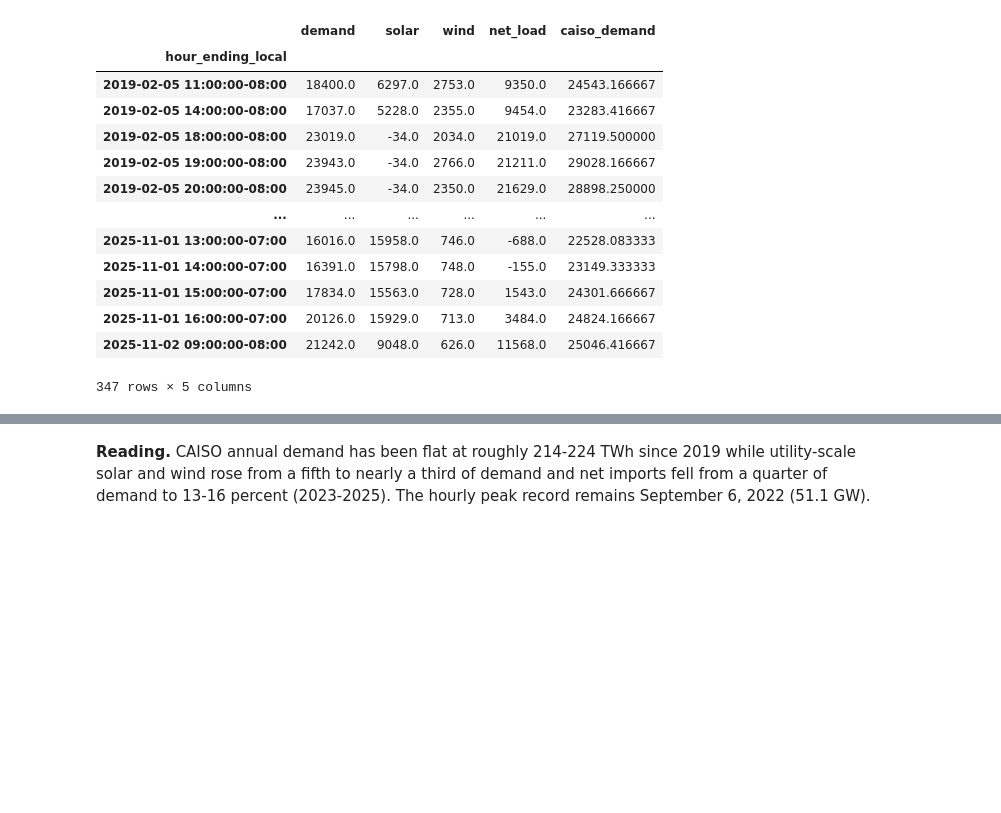
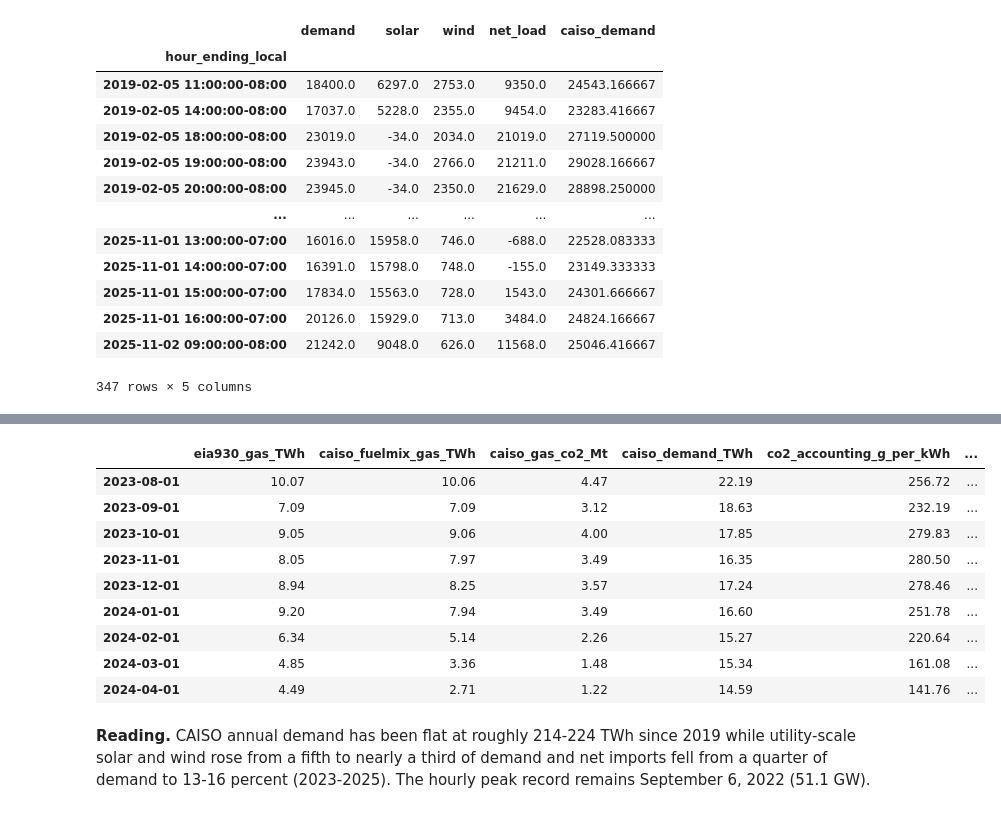
Before and after one commit to sebastian-oldman/masters_project, a Jupyter notebook: notebooks/01_baseline_grid.ipynb, the cells around one changed output, grey strips where cells are left out. Cells and saved outputs as stored; diff of their text form; code cells hidden in the pictures; blank space fills up the shorter version.

```diff
--- a/notebooks/01_baseline_grid.ipynb
+++ b/notebooks/01_baseline_grid.ipynb
@@ -98,3 +100,16 @@ table("ch1_eia930_fill_log").round(3)
+# %%
+table("ch1_gas_series_comparability_monthly", index_col=0).loc["2023-08-01":"2024-04-01"].round(2)
+# %% [output]
+|  | eia930_gas_TWh | caiso_fuelmix_gas_TWh | caiso_gas_co2_Mt | caiso_demand_TWh | co2_accounting_g_per_kWh | ... |
+| 2023-08-01 | 10.07 | 10.06 | 4.47 | 22.19 | 256.72 | ... |
+| 2023-09-01 | 7.09 | 7.09 | 3.12 | 18.63 | 232.19 | ... |
+| 2023-10-01 | 9.05 | 9.06 | 4.00 | 17.85 | 279.83 | ... |
+| 2023-11-01 | 8.05 | 7.97 | 3.49 | 16.35 | 280.50 | ... |
+| 2023-12-01 | 8.94 | 8.25 | 3.57 | 17.24 | 278.46 | ... |
+| 2024-01-01 | 9.20 | 7.94 | 3.49 | 16.60 | 251.78 | ... |
+| 2024-02-01 | 6.34 | 5.14 | 2.26 | 15.27 | 220.64 | ... |
+| 2024-03-01 | 4.85 | 3.36 | 1.48 | 15.34 | 161.08 | ... |
+| 2024-04-01 | 4.49 | 2.71 | 1.22 | 14.59 | 141.76 | ... |
 # %% [markdown]
 **Reading.** CAISO annual demand has been flat at roughly 214-224 TWh since 2019 while utility-scale solar and wind rose from a fifth to nearly a third of demand and net imports fell from a quarter of demand to 13-16 percent (2023-2025). The hourly peak record remains September 6, 2022 (51.1 GW).
 # %%
```
Also changed, not shown: parts of 23 cells of this notebook, 45 other files.
